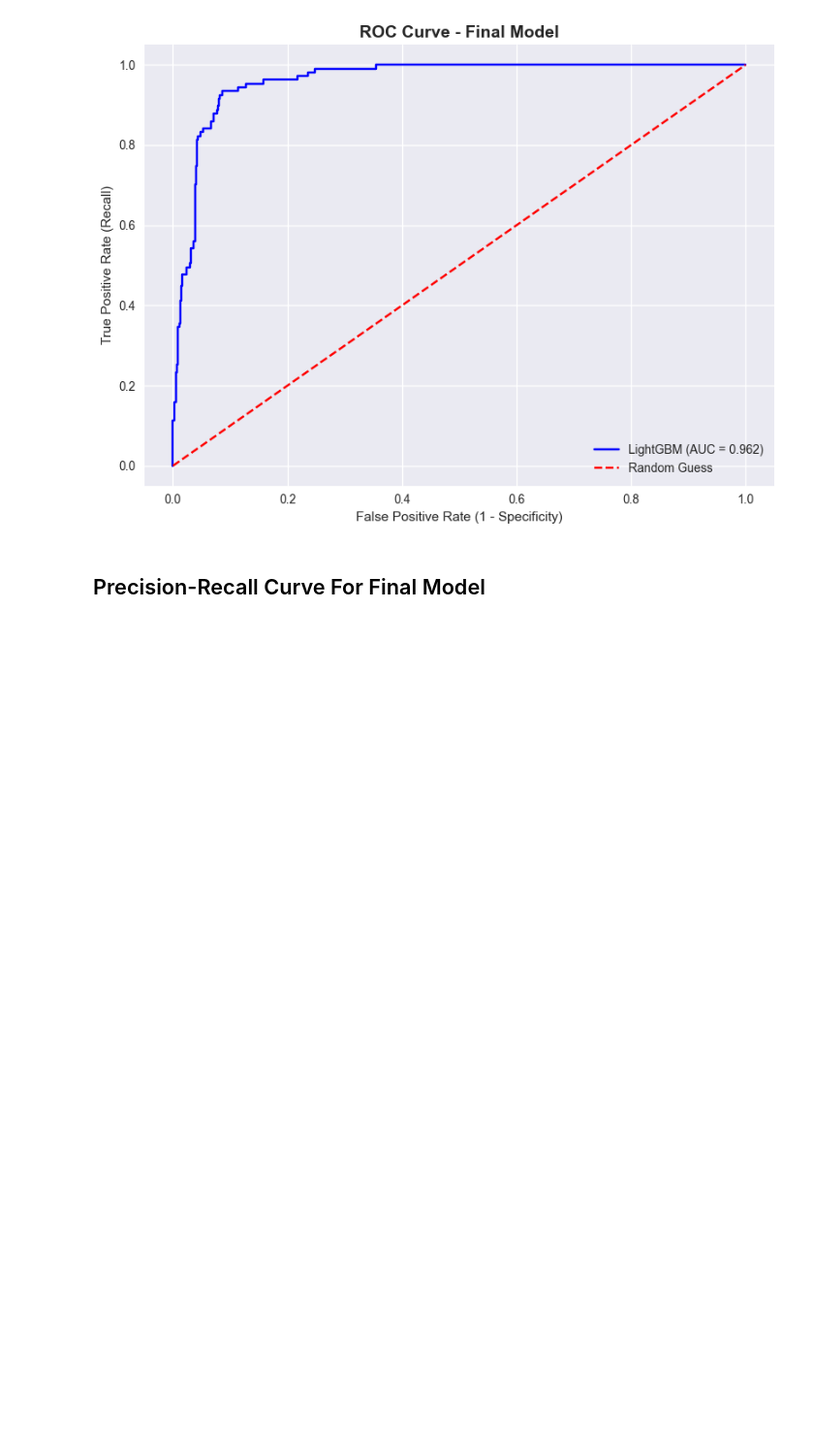
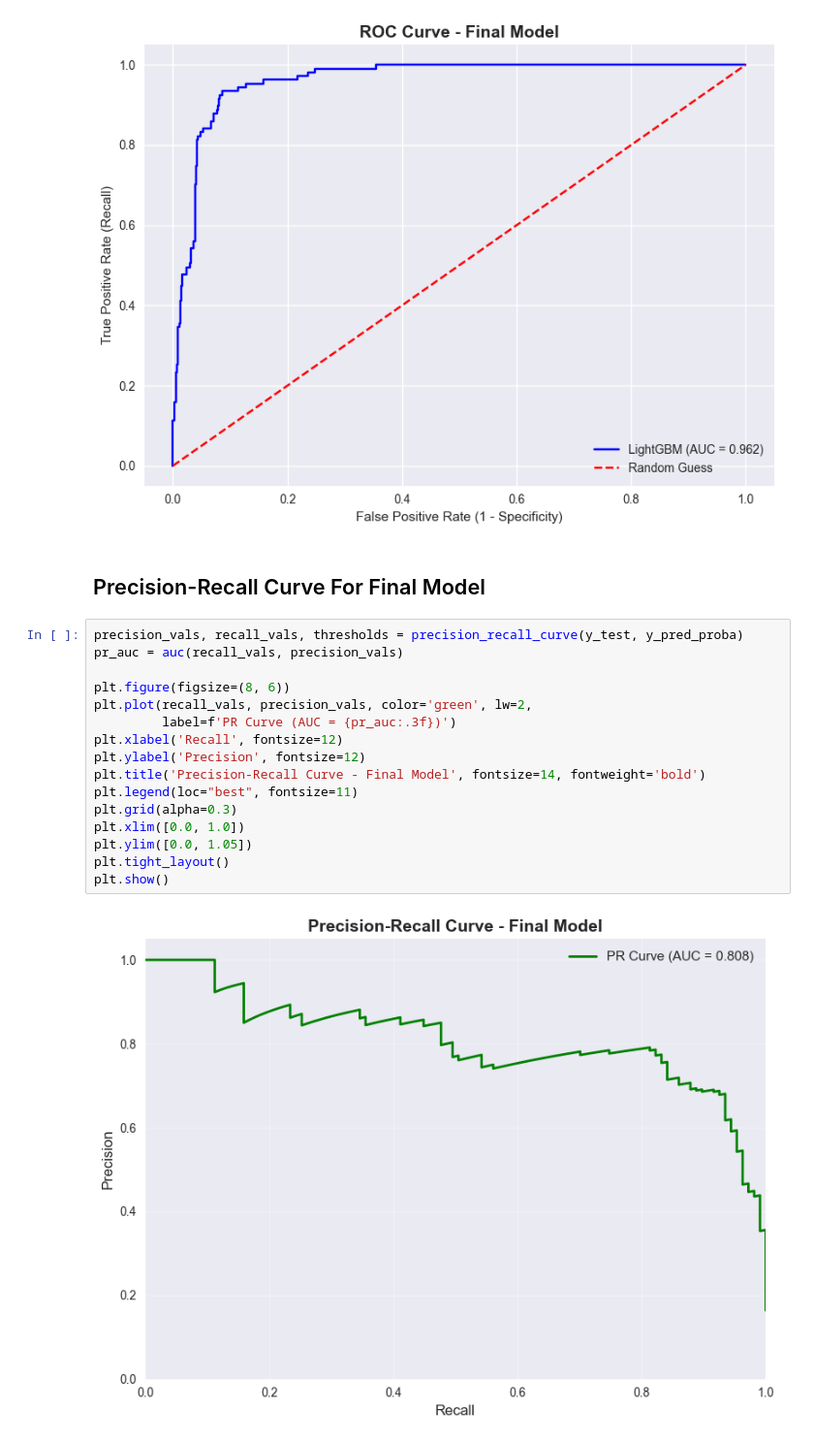
Before and after one commit to nayana-sisil/predictive-customer-churn-ecommerce-retention, a Jupyter notebook: cutomer_churn.ipynb, the cells around one changed output. Shown at 97% size. Cells and saved outputs as stored; diff of their text form; blank space fills up the shorter version.

```diff
--- a/cutomer_churn.ipynb
+++ b/cutomer_churn.ipynb
@@ -1807,3 +1807,21 @@ plt.show()
 [figure]
 # %% [markdown]
 ## Precision-Recall Curve For Final Model
+# %%
+precision_vals, recall_vals, thresholds = precision_recall_curve(y_test, y_pred_proba)
+pr_auc = auc(recall_vals, precision_vals)
+
+plt.figure(figsize=(8, 6))
+plt.plot(recall_vals, precision_vals, color='green', lw=2,
+         label=f'PR Curve (AUC = {pr_auc:.3f})')
+plt.xlabel('Recall', fontsize=12)
+plt.ylabel('Precision', fontsize=12)
+plt.title('Precision-Recall Curve - Final Model', fontsize=14, fontweight='bold')
+plt.legend(loc="best", fontsize=11)
+plt.grid(alpha=0.3)
+plt.xlim([0.0, 1.0])
+plt.ylim([0.0, 1.05])
+plt.tight_layout()
+plt.show()
+# %% [output]
+[figure, added]
```
Also changed, not shown: parts of 1 cell of this notebook, 1 other file.
